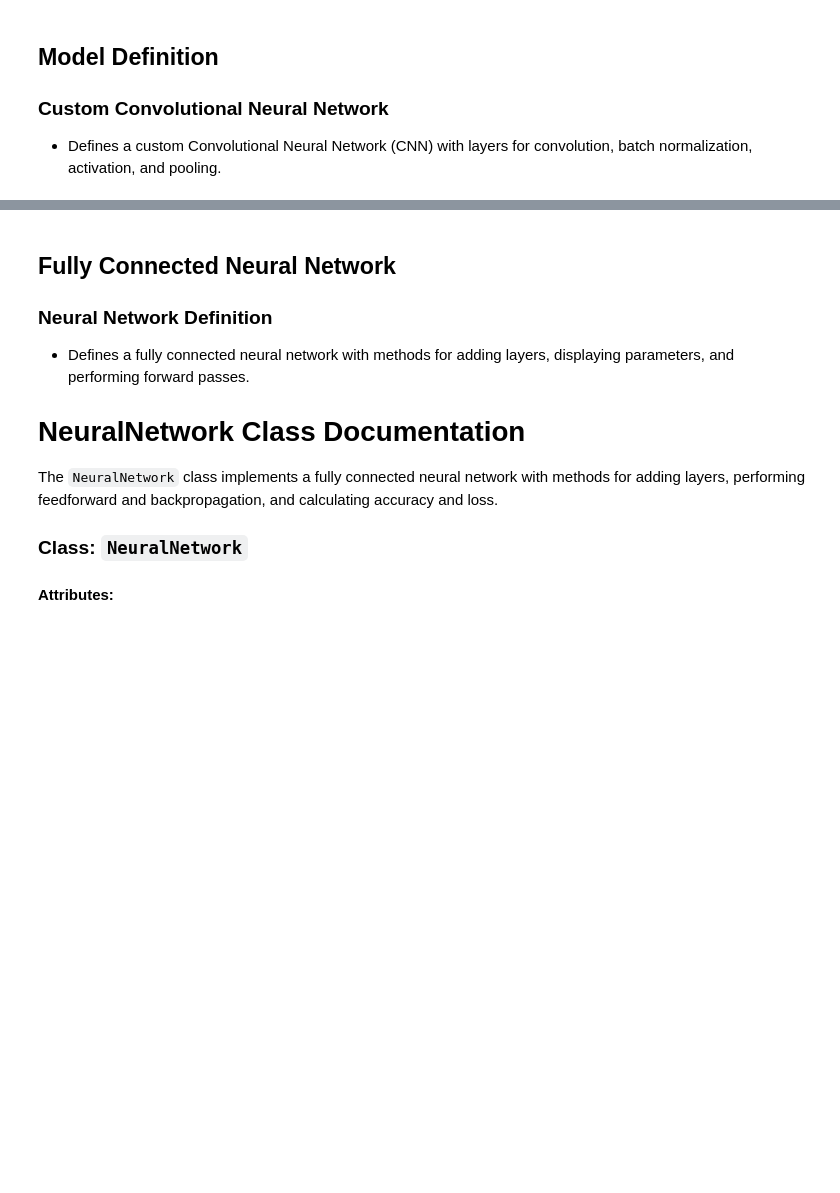
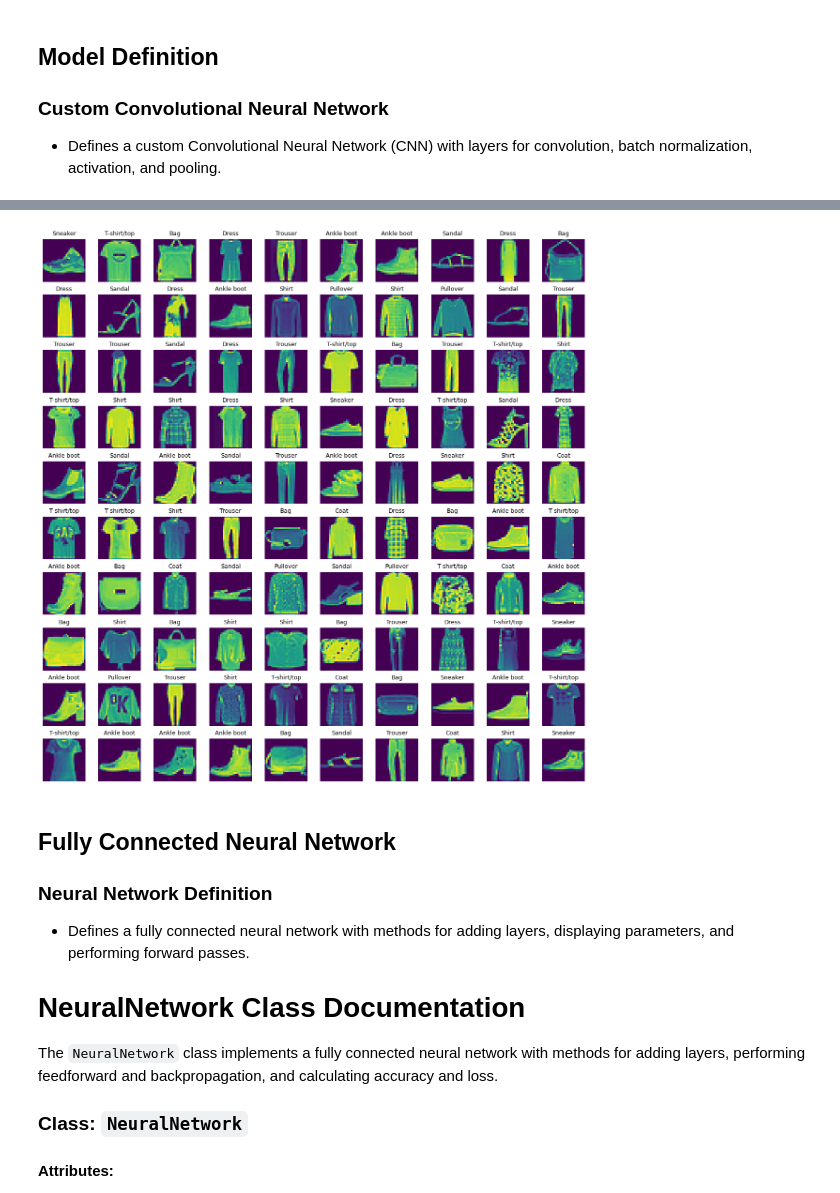
Before and after one commit to iitkgroup21/EE954_ASSIGNMENT_GR21, a Jupyter notebook: MLP.ipynb, the cells around one changed output, grey strips where cells are left out. Cells and saved outputs as stored; diff of their text form; code cells hidden in the pictures; blank space fills up the shorter version.

```diff
--- a/MLP.ipynb
+++ b/MLP.ipynb
@@ -140,3 +171,22 @@ print(f"Min pixel value: {sample_image.min().item()}, Max pixel value: {sample_i
+# %%
+# Now, display a random 15x15 grid of images
+W_grid = 10
+L_grid = 10
+
+fig, axes = plt.subplots(L_grid, W_grid, figsize = (15,15))
+axes = axes.ravel() # Flatten the grid to make it easier to access each subplot, 2D to 1D
+n_train = len(new_train_dataset)
+
+for i in np.arange(0, W_grid * L_grid):
+    index = np.random.randint(0, n_train)
+    sample_image, sample_label = new_train_dataset[index]
+    axes[i].imshow(sample_image.reshape((28,28)))
+    axes[i].set_title(class_names[sample_label], fontsize = 9)
+    axes[i].axis('off')
+
+plt.subplots_adjust(hspace=0.3)
+# %% [output]
+[figure, added]
 # %%
 class CustomModel(nn.Module):
      def __init__(self):
```
Also changed, not shown: parts of 17 cells of this notebook.
